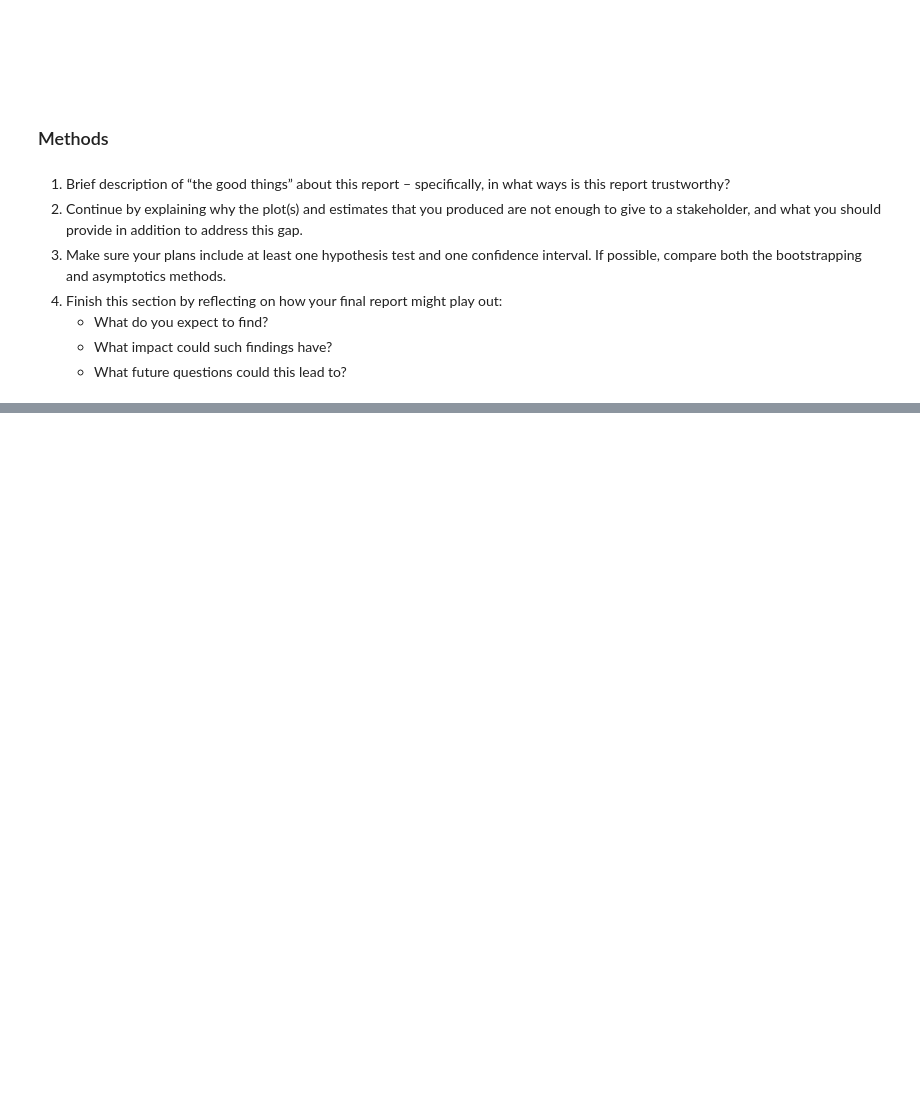
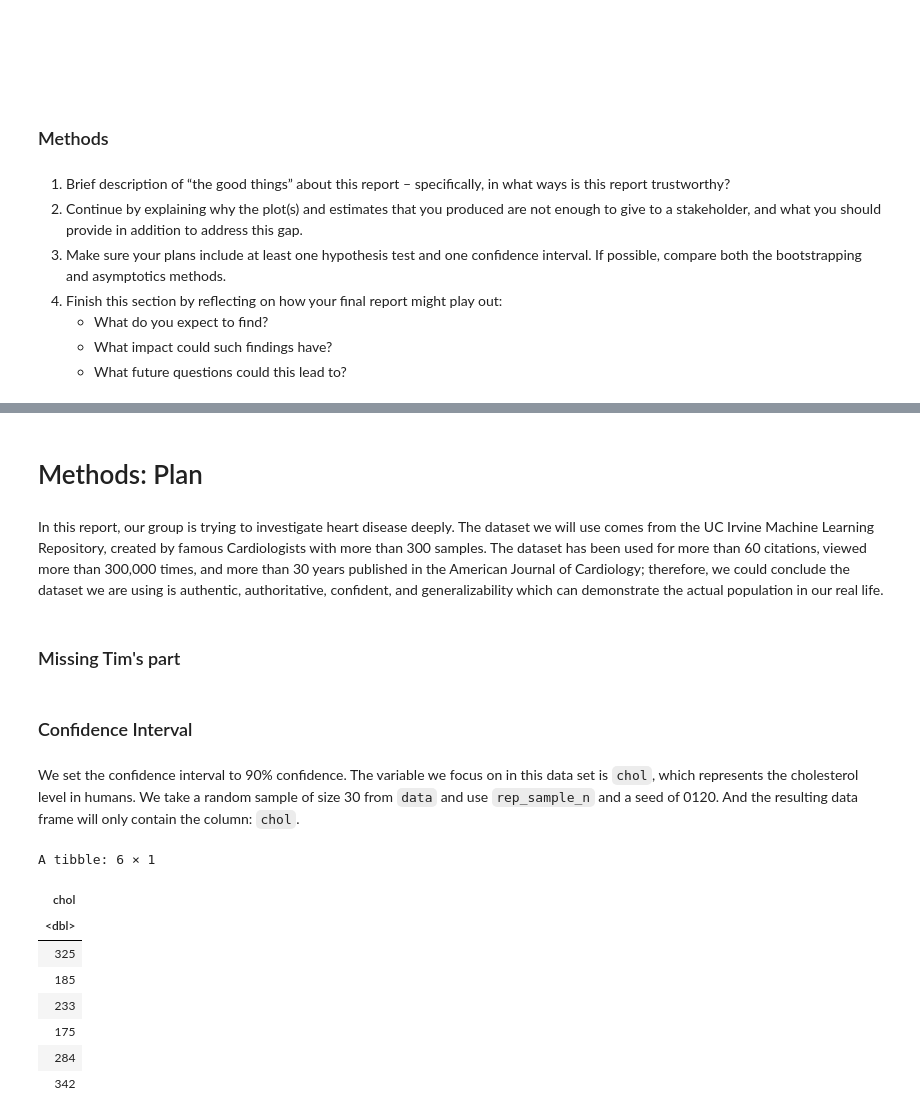
Before and after one commit to Kaylan-W/heart-disease-stat-201, a Jupyter notebook: Project_proposal.ipynb, the cells around one changed output, grey strips where cells are left out. Saved outputs shown, nothing was run; the diff lists cells and outputs as text; code cells hidden in the pictures; blank space fills up the shorter version.

Commit message:
added method part

```diff
--- a/Project_proposal.ipynb
+++ b/Project_proposal.ipynb
@@ -192,0 +161,28 @@ We will use the Heart Disease dataset with 14 attributes such as age, sex, cp, t
+# %% [markdown]
+# Methods: Plan
+# %% [markdown]
+In this report, our group is trying to investigate heart disease deeply. The dataset we will use comes from the UC Irvine Machine Learning Repository, created by famous Cardiologists with more than 300 samples. The dataset has been used for more than 60 citations, viewed more than 300,000 times, and more than 30 years published in the American Journal of Cardiology; therefore, we could conclude the dataset we are using is authentic, authoritative, confident, and generalizability which can demonstrate the actual population in our real life.
+# %% [markdown]
+### Missing Tim's part
+# %% [markdown]
+### Confidence Interval
+# %% [markdown]
+We set the confidence interval to 90% confidence. The variable we focus on in this data set is `chol`, which represents the cholesterol level in humans. We take a random sample of size 30 from `data` and use `rep_sample_n` and a seed of 0120. And the resulting data frame will only contain the column: `chol`.
+# %%
+set.seed(0120)
+
+sample_2 <- data %>%
+rep_sample_n(reps = 1, size = 30, replace = FALSE) %>%
+ungroup() %>%
+select(chol)
+head(sample_2)
+# %% [output]
+A tibble: 6 × 1
+| chol |
+| <dbl> |
+| 325 |
+| 185 |
+| 233 |
+| 175 |
+| 284 |
+| 342 |
```
Also changed, not shown: parts of 17 cells of this notebook.
